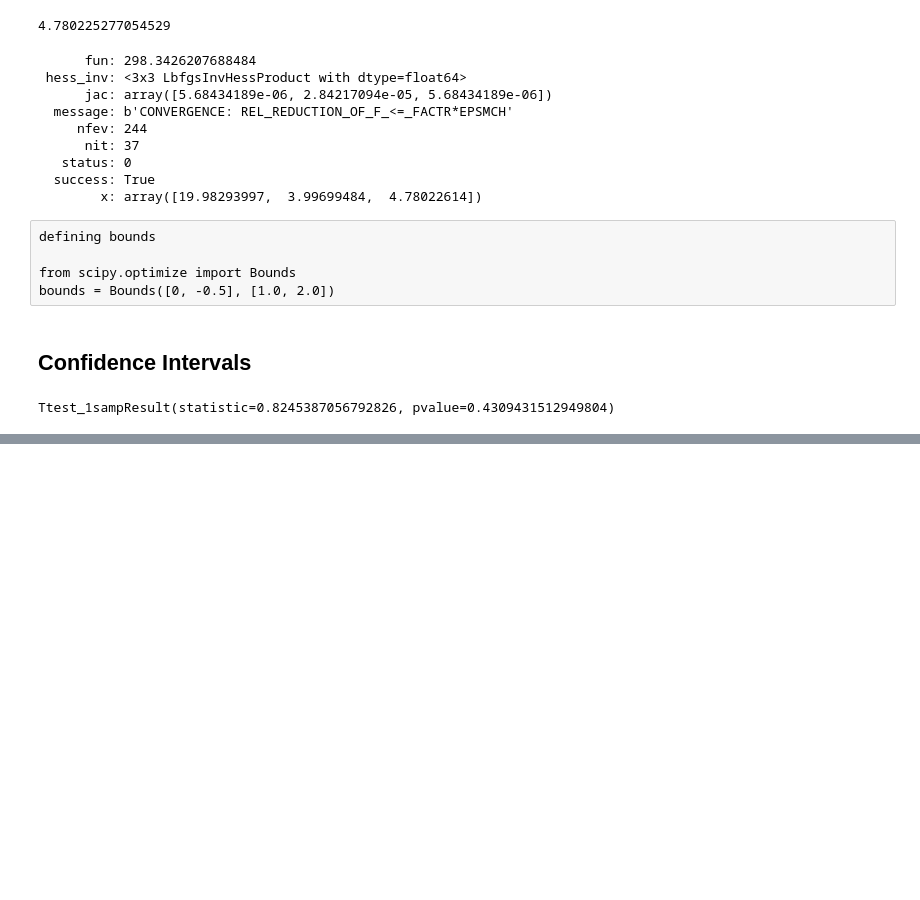
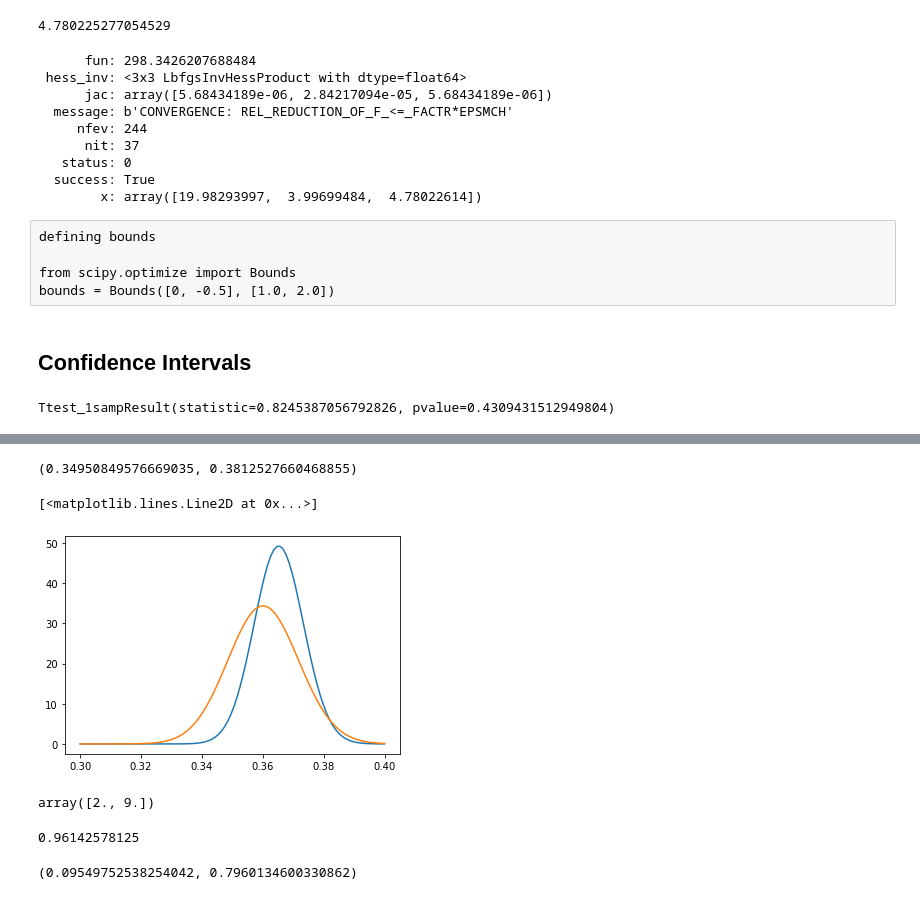
Before and after one commit to starnlm/Python-Practice, a Jupyter notebook: Distributions in Python.ipynb, the cells around one changed output, grey strips where cells are left out. Saved outputs shown, nothing was run; the diff lists cells and outputs as text; code cells hidden in the pictures; blank space fills up the shorter version.

```diff
--- a/Distributions in Python.ipynb
+++ b/Distributions in Python.ipynb
@@ -168,0 +166,19 @@ TypeError: ttest() missing 1 required positional argument: 'group2'
+# %%
+stats.beta(1291, 2243).ppf(.025), stats.beta(1291, 2243).ppf(.975)
+# %% [output]
+(0.34950849576669035, 0.3812527660468855)
+# %%
+x = np.linspace(0.3, 0.4, num =100)
+plt.plot(x, stats.beta(1291, 2243).pdf(x))
+plt.plot(x, stats.beta(616, 1094).pdf(x))
+# %% [output]
+[<matplotlib.lines.Line2D at 0x...>]
+[figure, added]
+# %%
+stats.binom(11, 0.5).ppf(q = [0.025, 0.975])
+# %% [output]
+array([2., 9.])
+# %%
+stats.binom(11, 0.5).cdf(8) - stats.binom(11, 0.5).cdf(1)
+# %% [output]
+0.96142578125
@@ -168,0 +190,4 @@ TypeError: ttest() missing 1 required positional argument: 'group2'
+# %%
+f(11)
+# %% [output]
+(0.09549752538254042, 0.7960134600330862)
```
Also changed, not shown: parts of 29 cells of this notebook.
